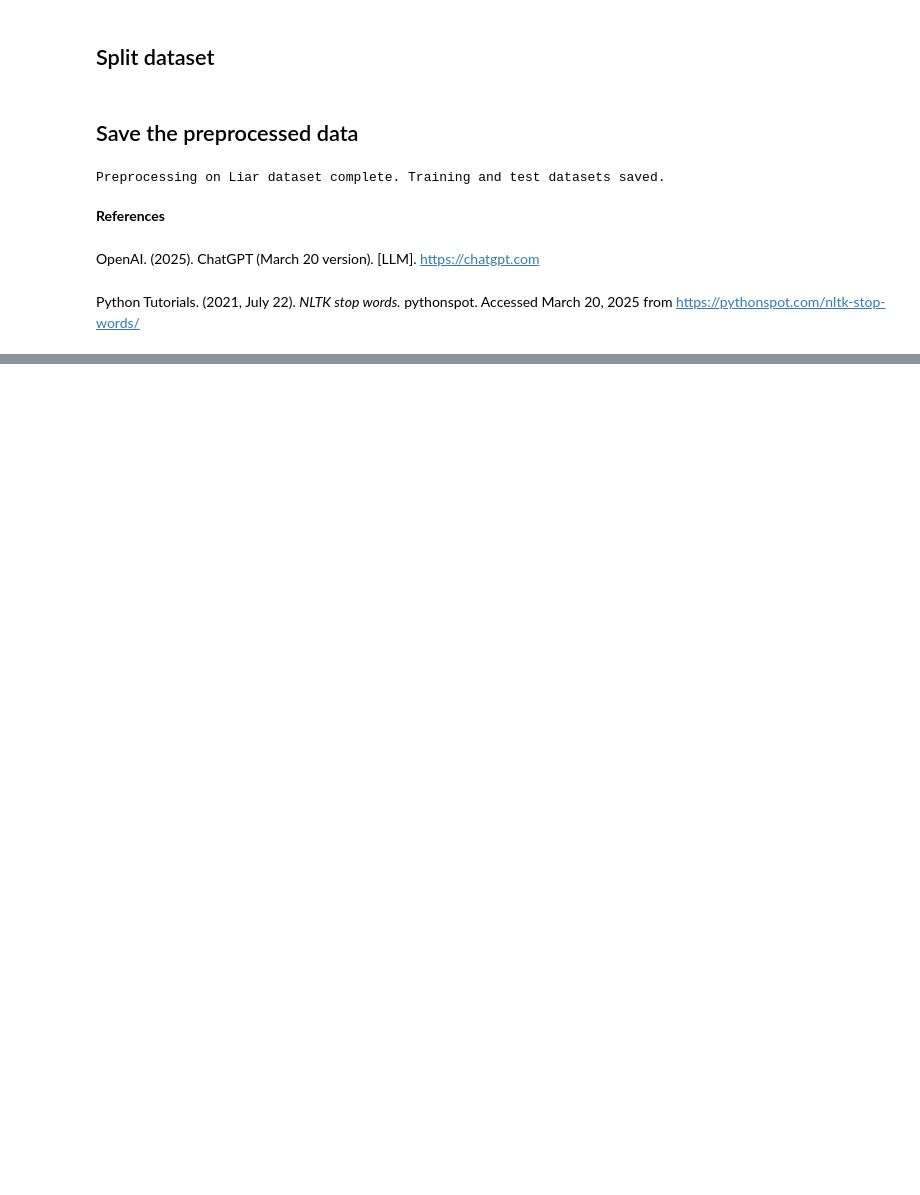
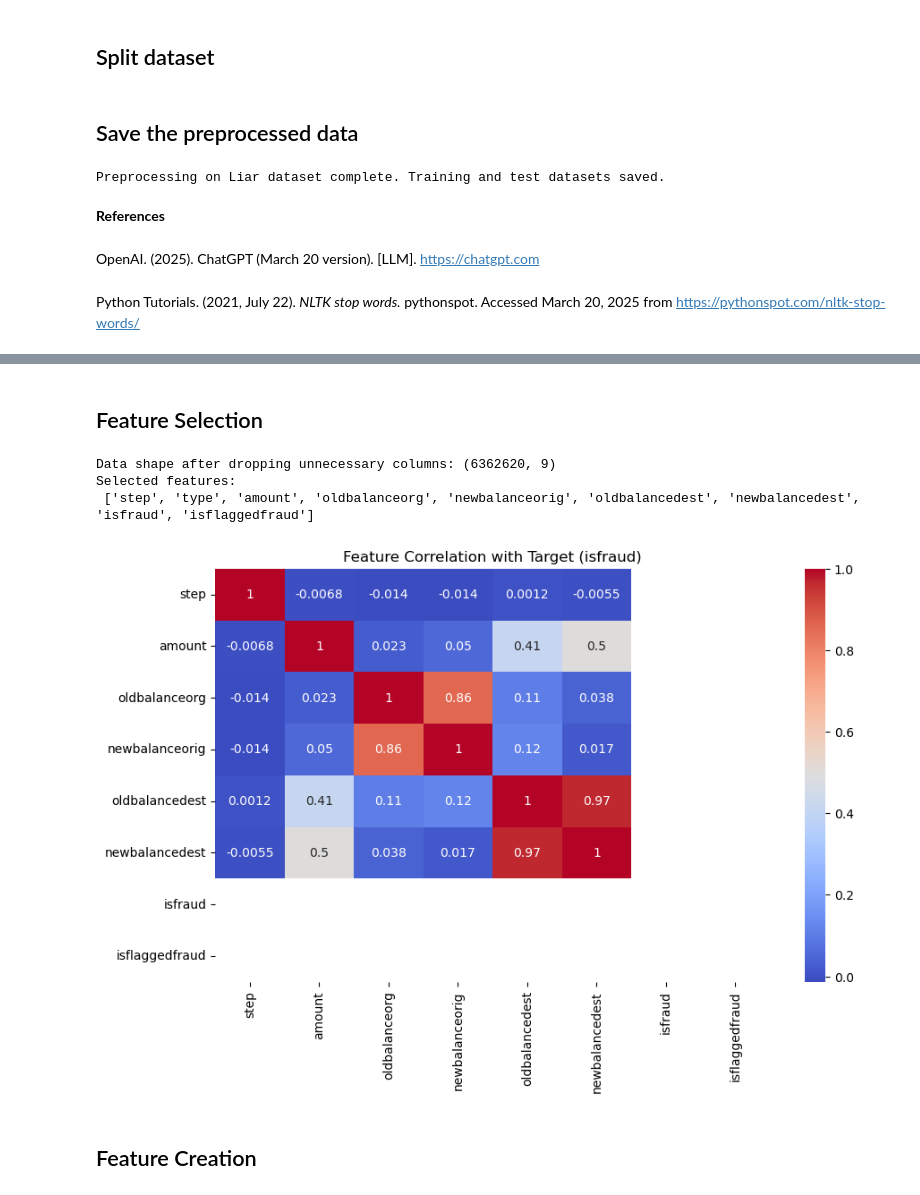
Before and after one commit to BobbyMM21/ads-508-team-project, a Jupyter notebook: Week 4 Deliverable.ipynb, the cells around one changed output, grey strips where cells are left out. Saved outputs shown, nothing was run; the diff lists cells and outputs as text; code cells hidden in the pictures; blank space fills up the shorter version.

Commit message:
Module 4
Completed data prep: cleansing, feature engineering, SMOTE, and train/test split for Synthetic Financial Dataset

```diff
--- a/Week 4 Deliverable.ipynb
+++ b/Week 4 Deliverable.ipynb
@@ -138,0 +200,31 @@ Python Tutorials. (2021, July 22). *NLTK stop words.* pythonspot. Accessed March
+# %% [markdown]
+## Feature Selection
+# %%
+import seaborn as sns
+import matplotlib.pyplot as plt
+
+# Define the target variable
+target = 'isfraud'
+
+# Drop identifier columns only if they exist
+cols_to_drop = ['nameorig', 'namedest']
+df = df.drop(columns=[col for col in cols_to_drop if col in df.columns], errors='ignore')
+
+# Display shape and remaining columns
+print("\nData shape after dropping unnecessary columns:", df.shape)
+print("Selected features:\n", df.columns.tolist())
+
+# Visualize correlation matrix for numeric features including isfraud
+correlation = df.select_dtypes(include=['number']).corr()
+
+plt.figure(figsize=(10, 6))
+sns.heatmap(correlation, annot=True, cmap='coolwarm')
+plt.title("Feature Correlation with Target (isfraud)")
+plt.show()
+# %% [output]
+Data shape after dropping unnecessary columns: (6362620, 9)
+Selected features:
+ ['step', 'type', 'amount', 'oldbalanceorg', 'newbalanceorig', 'oldbalancedest', 'newbalancedest', 'isfraud', 'isflaggedfraud']
+[figure, added]
+# %% [markdown]
+## Feature Creation
```
Also changed, not shown: parts of 10 cells of this notebook.
